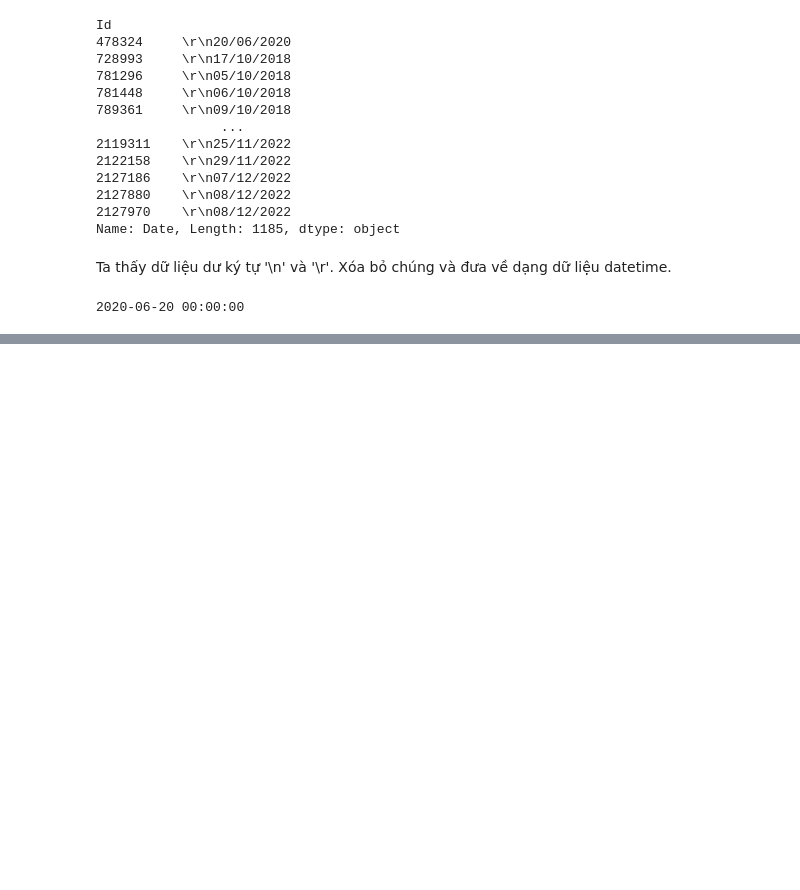
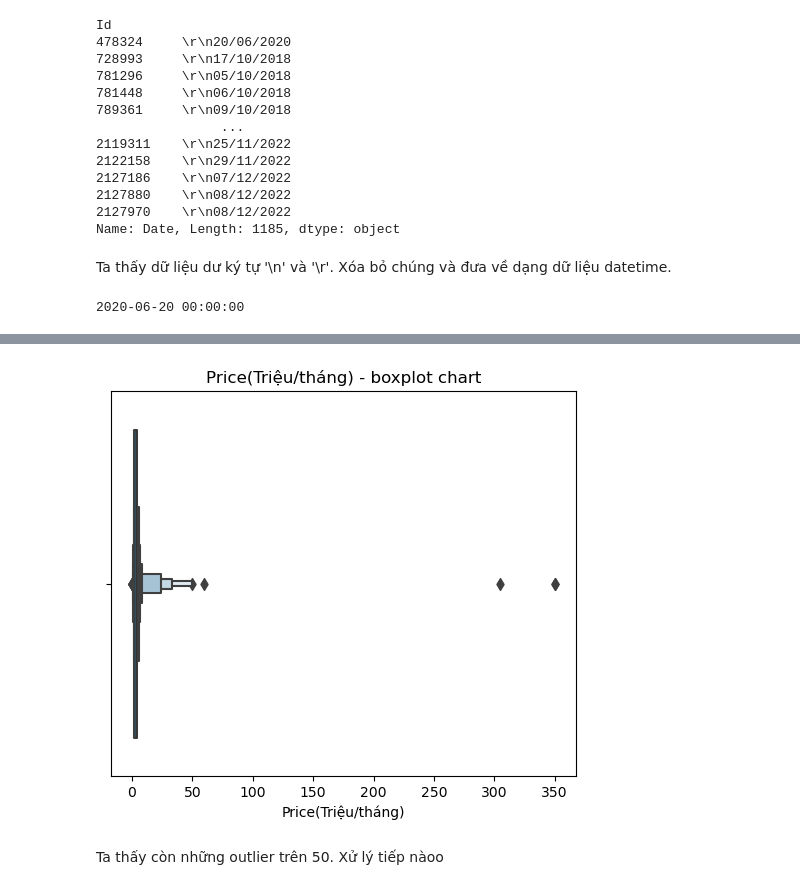
Before and after one commit to laitoanthang/HCM-House-Predict, a Jupyter notebook: Data Science Process/Preprocessing/datapreprocessing.ipynb, the cells around one changed output, grey strips where cells are left out. Saved outputs shown, nothing was run; the diff lists cells and outputs as text; code cells hidden in the pictures; blank space fills up the shorter version.

```diff
--- a/Data Science Process/Preprocessing/datapreprocessing.ipynb
+++ b/Data Science Process/Preprocessing/datapreprocessing.ipynb
@@ -306,0 +402,7 @@ print(df_info.loc[478324, 'Date'])
+# %%
+# Vẽ lại boxplot xem nào
+boxplot_chart('Price(Triệu/tháng)')
+# %% [output]
+[figure, added]
+# %% [markdown]
+Ta thấy còn những outlier trên 50. Xử lý tiếp nàoo
```
Also changed, not shown: parts of 32 cells of this notebook.
